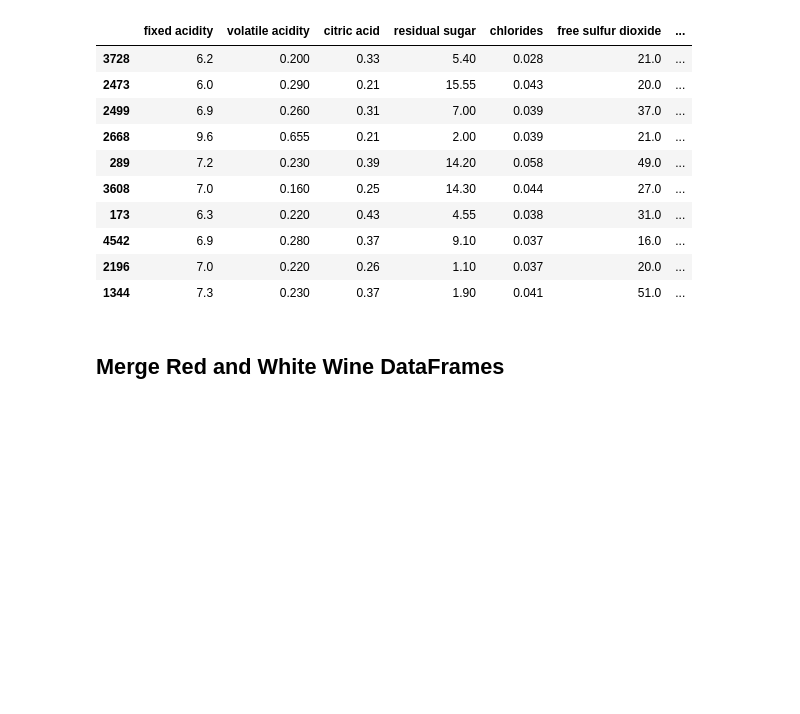
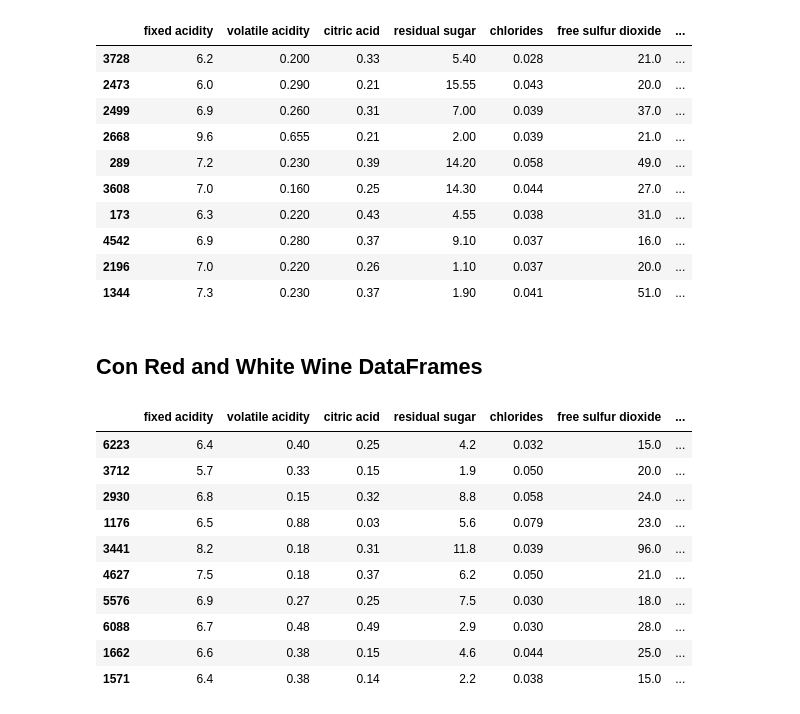
Before and after one commit to t-nicole13/Wine_Store_DB, a Jupyter notebook: Wine_Analysis.ipynb, the cells around one changed output. Cells and saved outputs as stored; diff of their text form; code cells hidden in the pictures; blank space fills up the shorter version.

Commit message:
concat 2 dfs

```diff
--- a/Wine_Analysis.ipynb
+++ b/Wine_Analysis.ipynb
@@ -149,4 +149,19 @@ white_wine_df.sample(10)
 | 2196 | 7.0 | 0.220 | 0.26 | 1.10 | 0.037 | 20.0 | ... |
 | 1344 | 7.3 | 0.230 | 0.37 | 1.90 | 0.041 | 51.0 | ... |
 # %% [markdown]
-## Merge Red and White Wine DataFrames
+## Con Red and White Wine DataFrames
+# %%
+wine_df = pd.concat([red_wine_df, white_wine_df], ignore_index = True)
+wine_df.sample(10)
+# %% [output]
+|  | fixed acidity | volatile acidity | citric acid | residual sugar | chlorides | free sulfur dioxide | ... |
+| 6223 | 6.4 | 0.40 | 0.25 | 4.2 | 0.032 | 15.0 | ... |
+| 3712 | 5.7 | 0.33 | 0.15 | 1.9 | 0.050 | 20.0 | ... |
+| 2930 | 6.8 | 0.15 | 0.32 | 8.8 | 0.058 | 24.0 | ... |
+| 1176 | 6.5 | 0.88 | 0.03 | 5.6 | 0.079 | 23.0 | ... |
+| 3441 | 8.2 | 0.18 | 0.31 | 11.8 | 0.039 | 96.0 | ... |
+| 4627 | 7.5 | 0.18 | 0.37 | 6.2 | 0.050 | 21.0 | ... |
+| 5576 | 6.9 | 0.27 | 0.25 | 7.5 | 0.030 | 18.0 | ... |
+| 6088 | 6.7 | 0.48 | 0.49 | 2.9 | 0.030 | 28.0 | ... |
+| 1662 | 6.6 | 0.38 | 0.15 | 4.6 | 0.044 | 25.0 | ... |
+| 1571 | 6.4 | 0.38 | 0.14 | 2.2 | 0.038 | 15.0 | ... |
```
Also changed, not shown: 1 other file.
